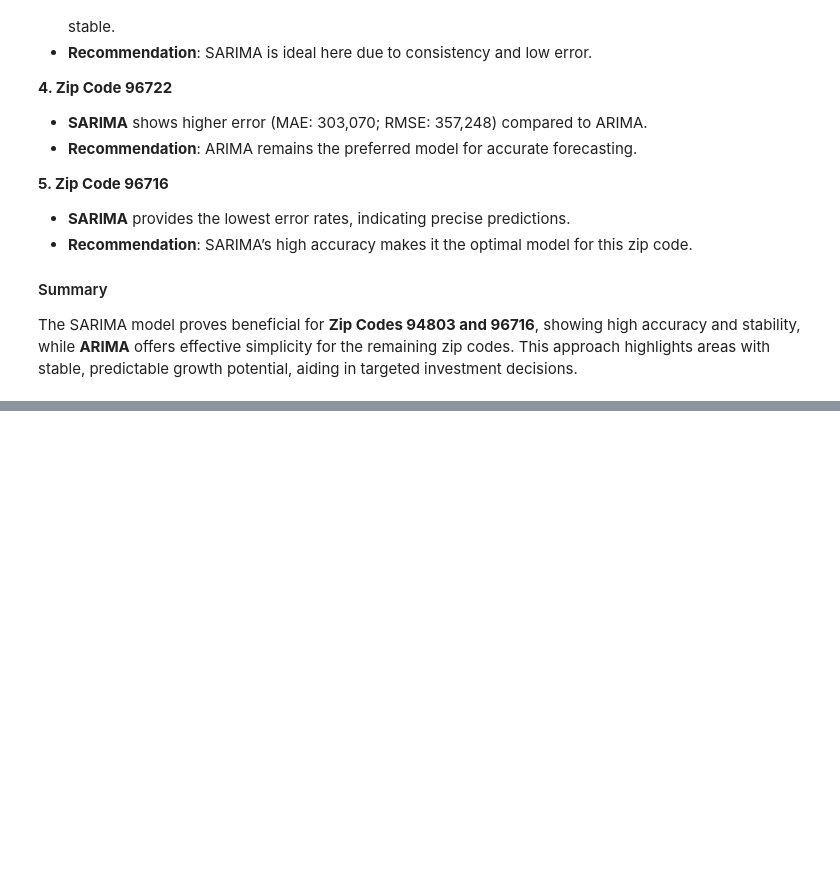
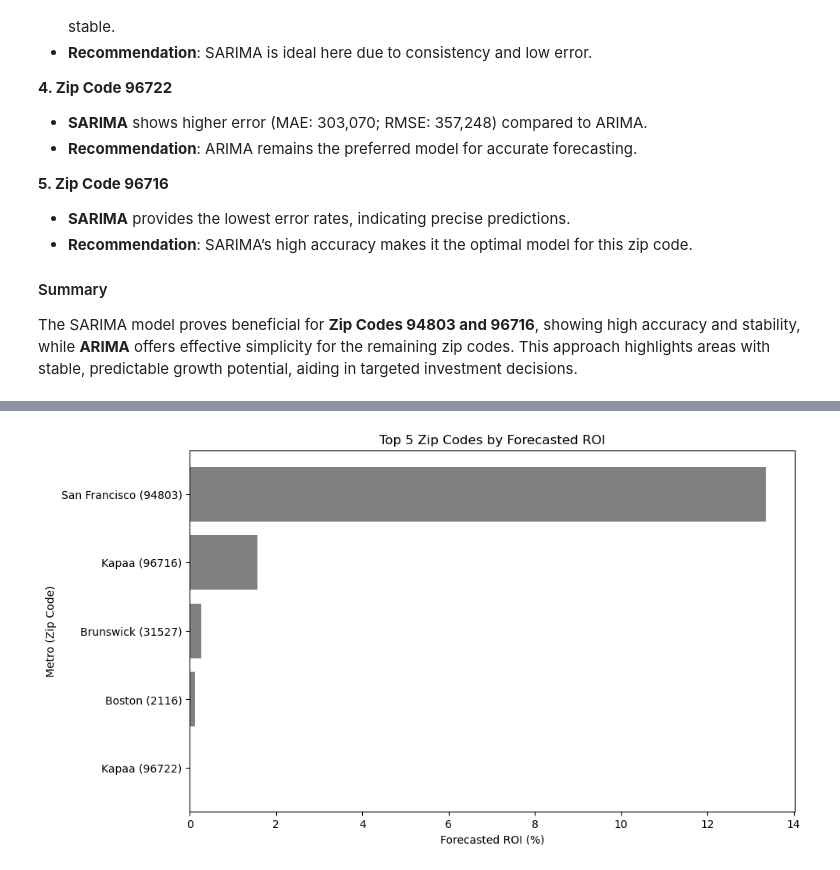
Before and after one commit to nealiyer88/Zillow, a Jupyter notebook: Zillow Final.ipynb, the cells around one changed output, grey strips where cells are left out. Drawn from its saved outputs; the diff is of its cells as text; code cells hidden in the pictures; blank space fills up the shorter version.

Commit message:
Final model + Forecast developed, summary and evaluation complete, now going back and editing for design and cleanness and creating ReadME

```diff
--- a/Zillow Final.ipynb
+++ b/Zillow Final.ipynb
@@ -911,0 +853,74 @@ Evaluating Hybrid ARIMA/SARIMA Model for Zip Code: 2116
+# %%
+# Dictionary to store final model results
+final_results = {}
+
+# Define the model parameters for each zip code based on observed performance
+zip_code_final_params = {
+    2116: {"model_type": "ARIMA", "params": {"arima_order": (1, 1, 1)}},  # Non-seasonal ARIMA
+    31527: {"model_type": "ARIMA", "params": {"arima_order": (1, 1, 1)}},  # Non-seasonal ARIMA
+    94803: {"model_type": "SARIMA", "params": {"arima_order": (1, 0, 1), "seasonal_order": (0, 0, 0, 0)}},  # SARIMA without seasonality
+    96722: {"model_type": "ARIMA", "params": {"arima_order": (1, 1, 1)}},  # Non-seasonal ARIMA
+    96716: {"model_type": "SARIMA", "params": {"arima_order": (1, 1, 1), "seasonal_order": (1, 1, 1, 12)}}  # SARIMA with seasonality
+}
+
+# Loop through each zip code and evaluate using ARIMA or SARIMA as specified
+for region, model_info in zip_code_final_params.items():
+    model_type = model_info["model_type"]
+    params = model_info["params"]
+
+    print(f"\nEvaluating {model_type} Model for Zip Code: {region}")
+
+    if model_type == "ARIMA":
+        final_results[region] = evaluate_arima(region, params)
+    elif model_type == "SARIMA":
+        final_results[region] = evaluate_sarima(region, params)
+
+    # Display results
+    print(f"Zip Code {region} - {model_type} Model Results: {final_results[region]}")
+
+# Summary table for final model results
+final_results_df = pd.DataFrame(final_results).T
+
+# Calculate ROI based on forecasted values and add it to the final_results_df
+rois = {}
+
+for region, results in final_results.items():
+    forecast = results["Forecast"]
+
+    # Calculate ROI over the forecast period
+    initial_value = forecast.iloc[0]
+    final_value = forecast.iloc[-1]
+    roi = ((final_value - initial_value) / initial_value) * 100  # ROI as a percentage
+    rois[region] = roi
+
+# Add the ROI column to the final_results_df
+final_results_df['ROI (%)'] = pd.Series(rois)
+
+# Display the final DataFrame with ROI
+print("\nFinal Model Evaluation Summary with ROI for Top 5 Growth Zip Codes (Best ARIMA or SARIMA):")
+final_results_df
+
+# Data for visualization with provided Metro names
+top_5_data = {
+    'Zip Code': ['94803', '96716', '31527', '2116', '96722'],
+    'Metro': ['San Francisco', 'Kapaa', 'Brunswick', 'Boston', 'Kapaa'],
+    'Forecasted ROI (%)': [13.36, 1.57, 0.26, 0.13, 0.02]
+}
+
+# Create a DataFrame
+top_5_df = pd.DataFrame(top_5_data)
+
+# Sort by Forecasted ROI
+top_5_df = top_5_df.sort_values(by='Forecasted ROI (%)', ascending=False)
+
+# Plotting
+plt.figure(figsize=(10, 6))
+plt.barh(top_5_df['Metro'] + " (" + top_5_df['Zip Code'] + ")", top_5_df['Forecasted ROI (%)'], color='grey')
+plt.xlabel('Forecasted ROI (%)')
+plt.ylabel('Metro (Zip Code)')
+plt.title('Top 5 Zip Codes by Forecasted ROI')
+plt.gca().invert_yaxis()  # Reverse the order to show the highest ROI at the top
+
+# Display plot
+plt.show()
+# %% [output]
@@ -911,0 +944 @@ Evaluating Hybrid ARIMA/SARIMA Model for Zip Code: 2116
+[figure, added]
```
Also changed, not shown: parts of 6 cells of this notebook.
